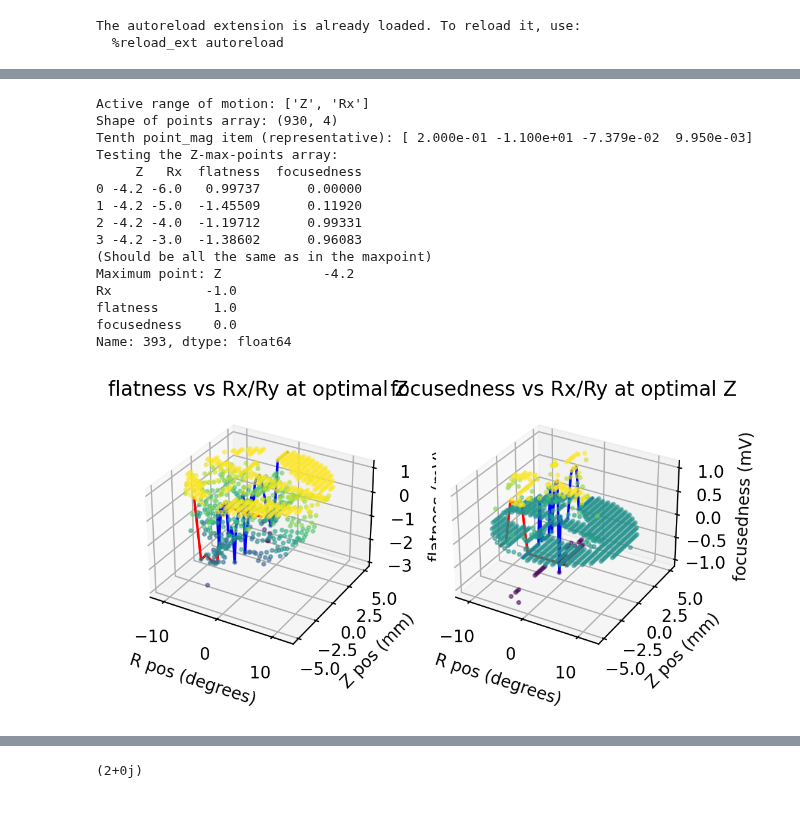
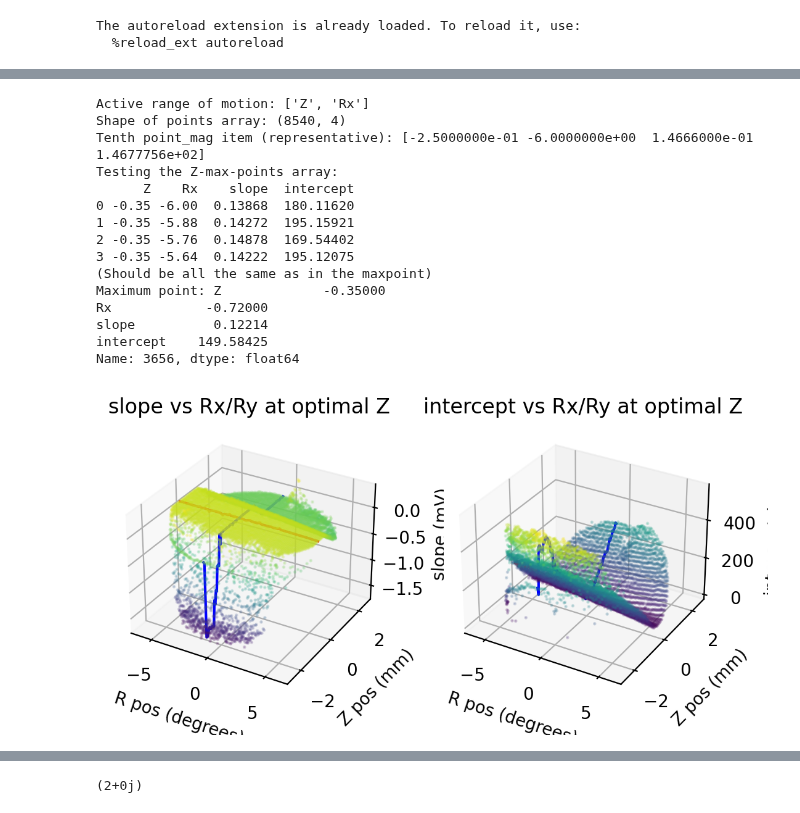
Before and after one commit to Benji-UW/COBOT-Transducer-Control-Code, a Jupyter notebook: Debugging Scripts/2D scans.ipynb, the cells around one changed output, grey strips where cells are left out. Cells and saved outputs as stored; diff of their text form; code cells hidden in the pictures.

```diff
--- a/Debugging Scripts/2D scans.ipynb
+++ b/Debugging Scripts/2D scans.ipynb
@@ -49,7 +54,7 @@ Available test files:
 # %%
 debug_mode = True
 save_figs = False
-file_no = 1
+file_no = 10
 
 # plt.style.use("dark_background")
 plt.style.use("default")
@@ -83,7 +88,7 @@ max_point = json_data["max_point"]
 
 if 'data_channels' in json_data.keys():
     data_channels = json_data['data_channels']
-    data_labels = ['flatness', 'sharpness']
+    data_labels = ['slope', 'intercept']
 else:
     data_channels = 1
 
@@ -113,10 +120,12 @@ for i in range(data_channels):
     cols.append(data_labels[i])
 dat = pd.DataFrame(data=np_all, columns=cols)
 
-mp = dat.loc[dat[data_labels[0]].idxmax()]
+# mp = dat.loc[round(dat[data_labels[1]]) == 150]
+mp = dat.loc[3656]
 
 if debug_mode:
     print(mp)
+    print("--------")
     print(dat.head())
     print(dat.shape)
 
@@ -154,7 +164,7 @@ for i in range(data_channels):
 
     # fig = ax.scatter(dat2['Rx'], dat2['Ry'], dat2['Z'], c=dat2['mag'], cmap='viridis', alpha=0.1,s=4)
     ax.scatter(dat[rotational_axis], dat['Z'], dat[data_col],
-        c=dat[data_col], cmap='viridis', alpha=0.5)
+        c=dat[data_col], cmap='viridis', alpha=0.1)
 
     ax.set_xlabel("R (deg)")
     ax.set_ylabel("Z (mm)")
@@ -194,47 +204,47 @@ if debug_mode:
     print(f"Maximum point: {mp}")
 # %% [output]
 Active range of motion: ['Z', 'Rx']
-Shape of points array: (930, 4)
-Tenth point_mag item (representative): [ 2.000e-01 -1.100e+01 -7.379e-02  9.950e-03]
+Shape of points array: (8540, 4)
+Tenth point_mag item (representative): [-2.5000000e-01 -6.0000000e+00  1.4666000e-01  1.4677756e+02]
 Testing the Z-max-points array:
-     Z   Rx  flatness  focusedness
-0 -4.2 -6.0   0.99737      0.00000
-1 -4.2 -5.0  -1.45509      0.11920
-2 -4.2 -4.0  -1.19712      0.99331
-3 -4.2 -3.0  -1.38602      0.96083
+      Z    Rx    slope  intercept
+0 -0.35 -6.00  0.13868  180.11620
+1 -0.35 -5.88  0.14272  195.15921
+2 -0.35 -5.76  0.14878  169.54402
+3 -0.35 -5.64  0.14222  195.12075
 (Should be all the same as in the maxpoint)
-Maximum point: Z             -4.2
-Rx            -1.0
-flatness       1.0
-focusedness    0.0
-Name: 393, dtype: float64
+Maximum point: Z             -0.35000
+Rx            -0.72000
+slope          0.12214
+intercept    149.58425
+Name: 3656, dtype: float64
 # %%
 # fig2 = plt.figure(figsize=(14,4), constrained_layout=True)
 # plt.rcParams.update({
 #     "text.usetex": True,
 #     "font.family": "serif",
 #     "font.serif": ["Palatino"],
 # })
 
 # tax = fig2.add_subplot(1,3,1, projection='3d')
 fig2 = plt.figure()
 for i in range(data_channels):
     data_col = data_labels[i]
 
     tax = fig2.add_subplot(1,2,1+i,projection='3d')
-    tax.scatter3D(dat[rotational_axis], dat['Z'], dat[data_col], c=dat[data_col], cmap='viridis', alpha=0.5,s=4)
+    tax.scatter3D(dat[rotational_axis], dat['Z'], dat[data_col], c=dat[data_col], cmap='viridis', alpha=0.2,s=1)
     tax.plot3D(zmps[rotational_axis], zmps['Z'], zmps[data_col],c='r')
     tax.plot3D(Rmps[rotational_axis], Rmps['Z'], Rmps[data_col],c='b')
     tax.set_title(f"{data_col} vs Rx/Ry at optimal Z")
     tax.set_xlabel("R pos (degrees)")
     tax.set_ylabel("Z pos (mm)")
     tax.set_zlabel(f"{data_col} (mV)")
 
 
 if save_figs:
     plt.savefig("figures\\2D_fullscan_trace_%s.jpg" % file_no, dpi=400)
 # %% [output]
-[figure, old version]
+[figure, new version]
 # %%
 fig3 = plt.figure(dpi=200)
 
```
Also changed, not shown: parts of 6 cells of this notebook, 3 other files.
